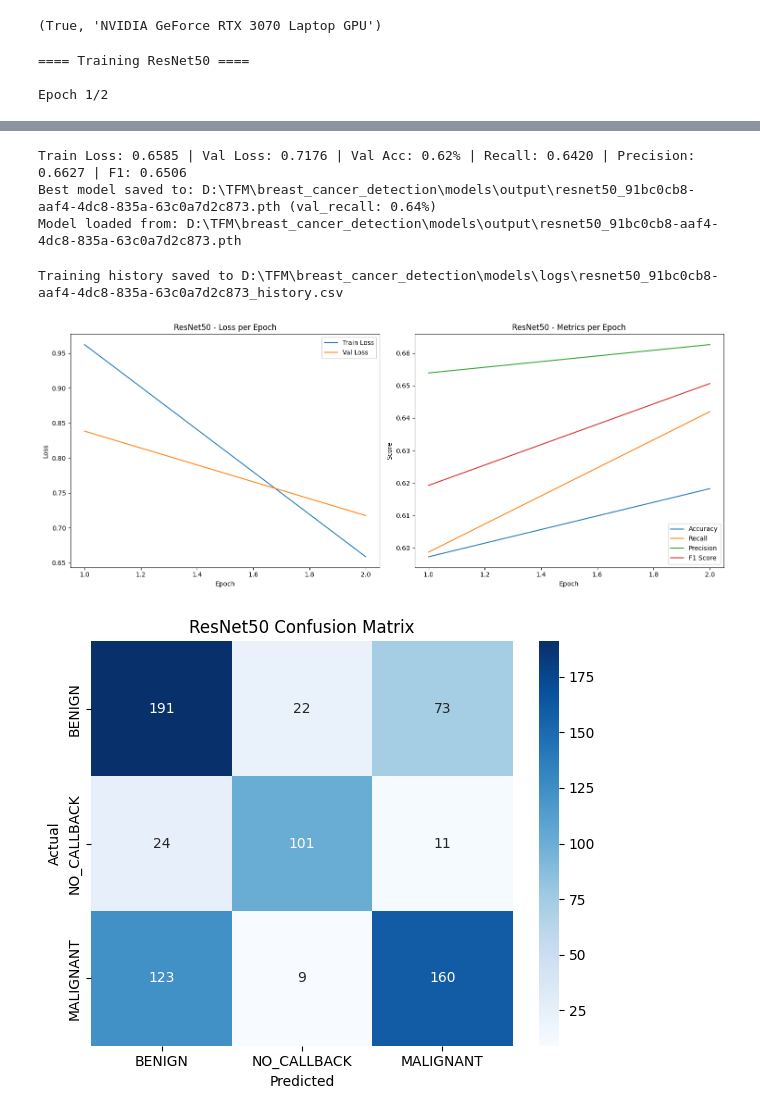
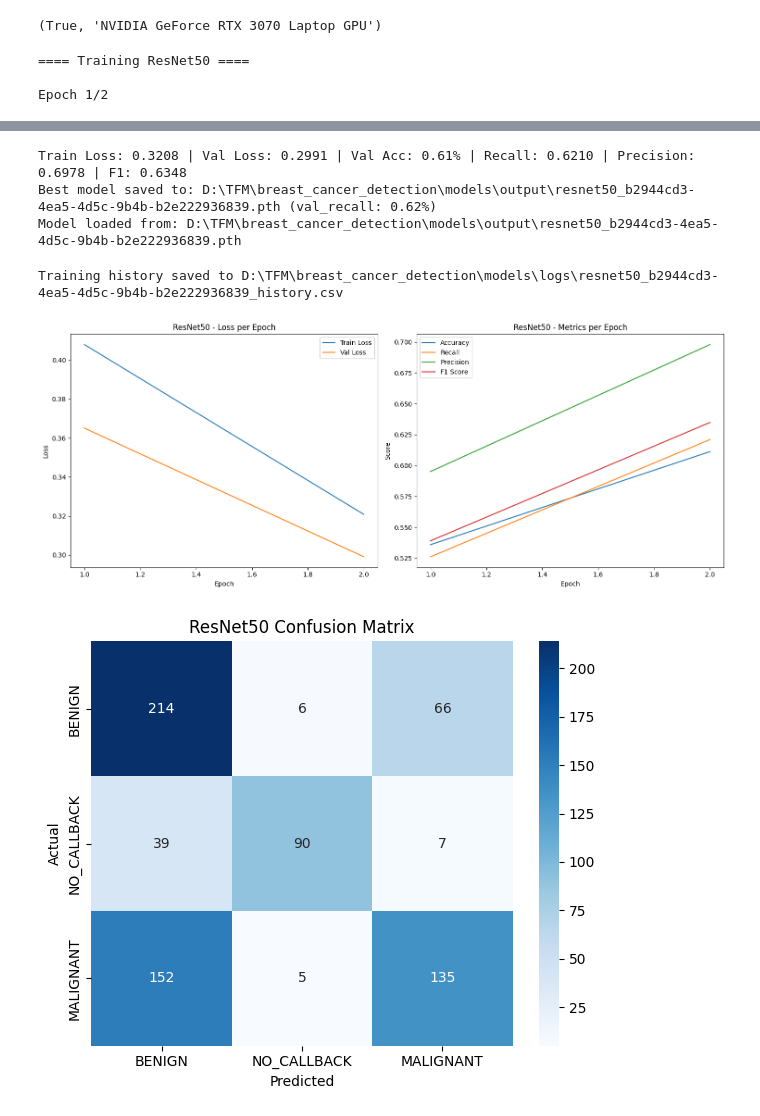
Before and after one commit to CarlosRivasplata/breast_cancer_detection, a Jupyter notebook: notebooks/ETL.ipynb, the cells around one changed output, grey strips where cells are left out. Cells and saved outputs as stored; diff of their text form; code cells hidden in the pictures.

Commit message:
Added FocalLoss and improved visualization. Added new transformations for CNN models

```diff
--- a/notebooks/ETL.ipynb
+++ b/notebooks/ETL.ipynb
@@ -517,6 +518,8 @@ early_stopping = EarlyStopping(
     delta=0.01
 )
 
+criterion = FocalLoss(gamma=2.0)
+
 device = torch.device("cuda" if torch.cuda.is_available() else "cpu")
 
 for model_name, strategy in strategies.items():
@@ -528,14 +531,14 @@ for model_name, strategy in strategies.items():
     val_dataset   = CBISDDSMDataset("val.parquet", transform=transform)
     test_dataset  = CBISDDSMDataset("test.parquet", transform=transform)
 
-    train_loader = DataLoader(train_dataset, batch_size=70, shuffle=True, num_workers=4, pin_memory=True)
-    val_loader   = DataLoader(val_dataset, batch_size=70, shuffle=False, num_workers=4, pin_memory=True)
-    test_loader  = DataLoader(test_dataset, batch_size=70, shuffle=False, num_workers=4, pin_memory=True)
+    train_loader = DataLoader(train_dataset, batch_size=70, shuffle=True, num_workers=8, pin_memory=True)
+    val_loader   = DataLoader(val_dataset, batch_size=70, shuffle=False, num_workers=8, pin_memory=True)
+    test_loader  = DataLoader(test_dataset, batch_size=70, shuffle=False, num_workers=8, pin_memory=True)
 
     model = strategy.get_model().to(device)
     optimizer = Adam(model.parameters(), lr=1e-4, weight_decay=1e-4)
     scheduler = ReduceLROnPlateau(optimizer, mode="max", factor=0.5, patience=3)
-    criterion = nn.CrossEntropyLoss()
+    # criterion = nn.CrossEntropyLoss()
 
     trainer = Trainer(model=model, device=device, optimizer=optimizer, criterion=criterion, scheduler=scheduler, early_stopping=early_stopping)
     trainer.fit(train_loader, val_loader, epochs=2)
@@ -586,11 +589,11 @@ Train Loss: 0.9623 | Val Loss: 0.8384 | Val Acc: 0.60% | Recall: 0.5987 | Precis
 
 Epoch 2/2
-Train Loss: 0.6585 | Val Loss: 0.7176 | Val Acc: 0.62% | Recall: 0.6420 | Precision: 0.6627 | F1: 0.6506
-Best model saved to: D:\TFM\breast_cancer_detection\models\output\resnet50_91bc0cb8-aaf4-4dc8-835a-63c0a7d2c873.pth (val_recall: 0.64%)
-Model loaded from: D:\TFM\breast_cancer_detection\models\output\resnet50_91bc0cb8-aaf4-4dc8-835a-63c0a7d2c873.pth
+Train Loss: 0.3208 | Val Loss: 0.2991 | Val Acc: 0.61% | Recall: 0.6210 | Precision: 0.6978 | F1: 0.6348
+Best model saved to: D:\TFM\breast_cancer_detection\models\output\resnet50_b2944cd3-4ea5-4d5c-9b4b-b2e222936839.pth (val_recall: 0.62%)
+Model loaded from: D:\TFM\breast_cancer_detection\models\output\resnet50_b2944cd3-4ea5-4d5c-9b4b-b2e222936839.pth
-Training history saved to D:\TFM\breast_cancer_detection\models\logs\resnet50_91bc0cb8-aaf4-4dc8-835a-63c0a7d2c873_history.csv
+Training history saved to D:\TFM\breast_cancer_detection\models\logs\resnet50_b2944cd3-4ea5-4d5c-9b4b-b2e222936839_history.csv
-[figure, old version]
+[figure, new version]
-[figure, old version]
+[figure, new version]
 # %%
 import matplotlib.pyplot as plt
 import pandas as pd
```
Also changed, not shown: parts of 3 cells of this notebook, 6 other files.
